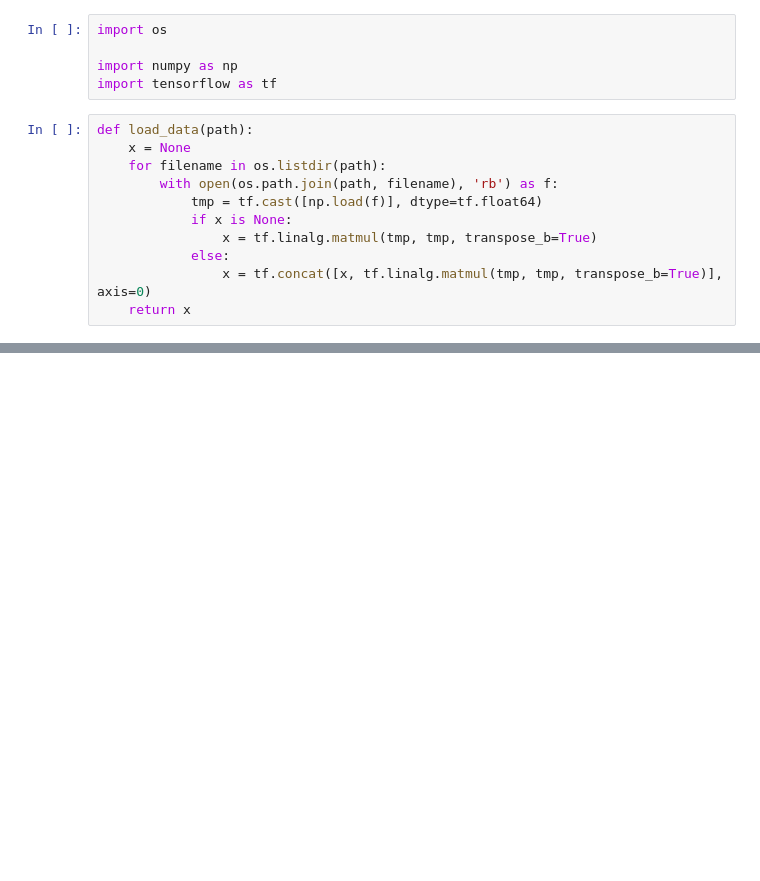
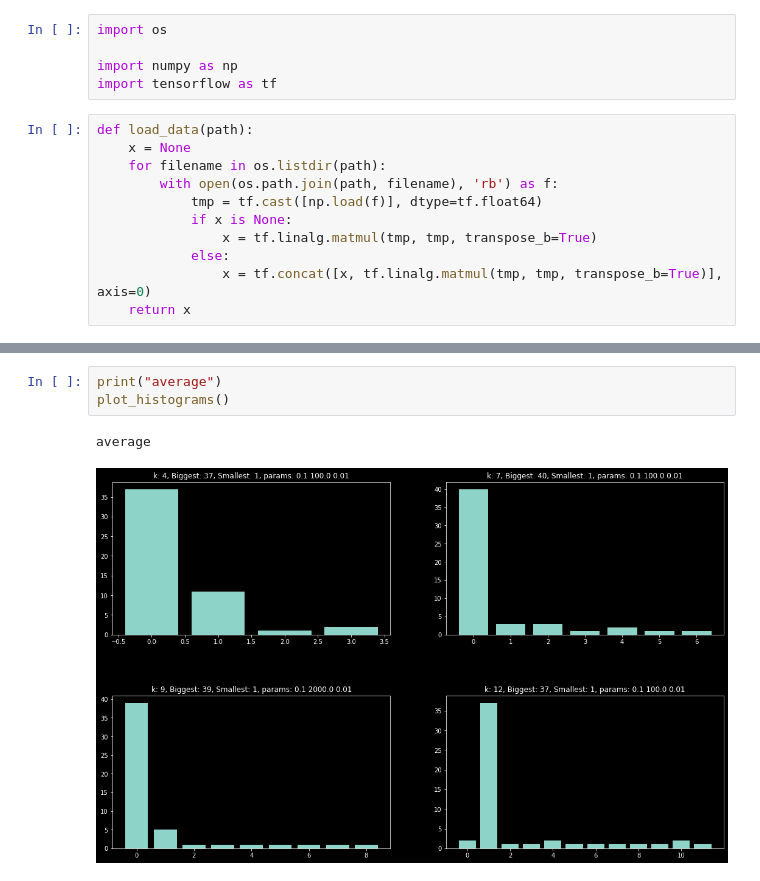
Before and after one commit to jccaleroe/GFSC-for-entity-topics, a Jupyter notebook: fusion/fusion.ipynb, the cells around one changed output, grey strips where cells are left out. Saved outputs shown, nothing was run; the diff lists cells and outputs as text; blank space fills up the shorter version.

```diff
--- a/fusion/fusion.ipynb
+++ b/fusion/fusion.ipynb
@@ -158,0 +153,6 @@ save_results('clusters/profiles/')
+# %%
+print("average")
+plot_histograms()
+# %% [output]
+average
+[figure, added]
```
Also changed, not shown: parts of 12 cells of this notebook, 2 other files.
